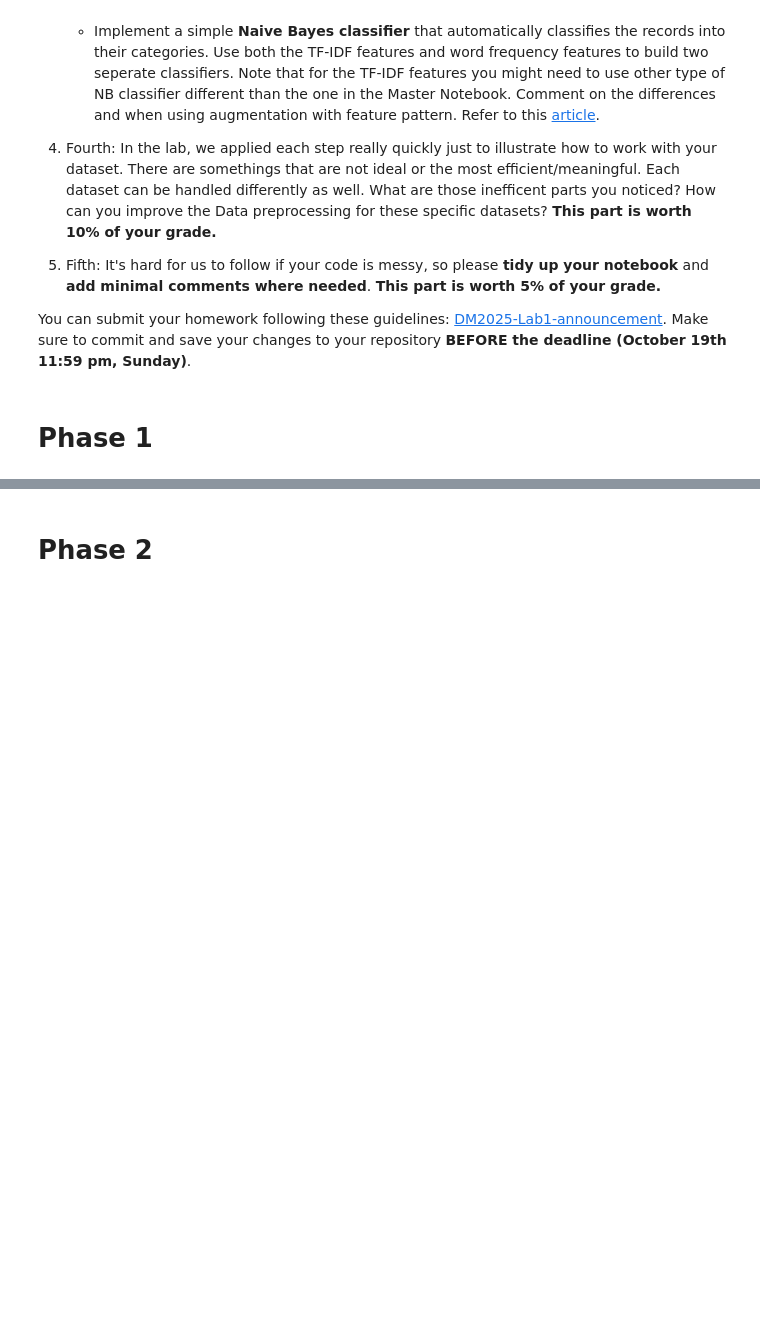
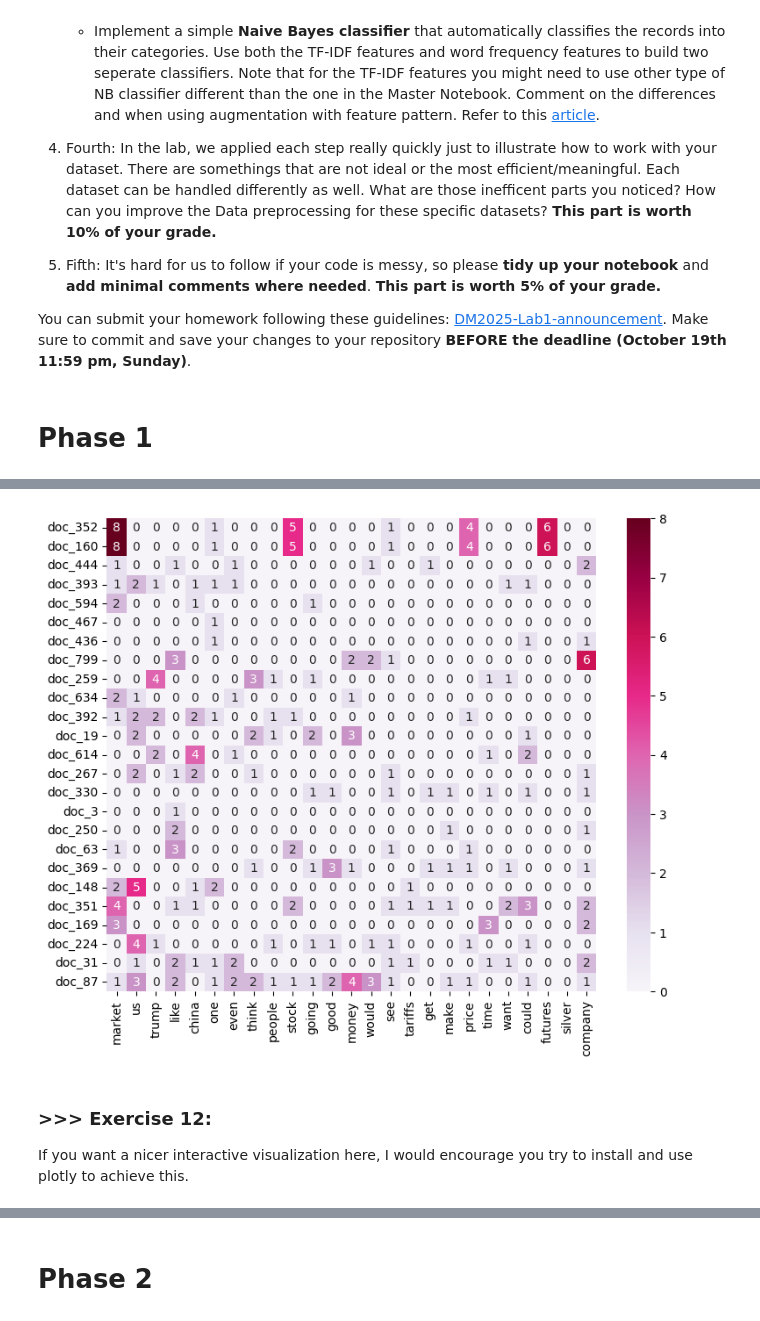
Before and after one commit to Nattapat140/DM2025-Lab1-Exercise, a Jupyter notebook: DM2025-Lab1-Homework.ipynb, the cells around one changed output, grey strips where cells are left out. Cells and saved outputs as stored; diff of their text form; code cells hidden in the pictures; blank space fills up the shorter version.

```diff
--- a/DM2025-Lab1-Homework.ipynb
+++ b/DM2025-Lab1-Homework.ipynb
@@ -62,0 +159,14 @@ You can submit your homework following these guidelines: [DM2025-Lab1-announceme
+# %%
+import nltk
+from sklearn.feature_extraction.text import CountVectorizer
+nltk.download("punkt")
+nltk.download("punkt_tab")
+
+count_vect = CountVectorizer()
+X_counts = count_vect.fit_transform(X.text) #learn the vocabulary and return document-term matrix
+
+# tokenization, remove stop words (e.g i, a, the), create n-gram (or unigram)
+analyze = count_vect.build_analyzer()
+
+# turn our array[0] text document into a tokenized text using the build_analyzer()?
+analyze(X.text[0])
@@ -62,0 +192,47 @@ You can submit your homework following these guidelines: [DM2025-Lab1-announceme
+# %%
+import random
+from nltk.corpus import stopwords
+import nltk
+import numpy as np
+import seaborn as sns
+
+# ------ Overall Ideas ------- #
+# my idea is to first filter the stop words out of the vocabs
+# then pick the 25 most frequent terms and the densest docs to plot the heatmap
+# ---------------------------- #
+
+nltk.download('stopwords')
+stop_words = set(stopwords.words('english'))
+vocab = count_vect.get_feature_names_out()
+
+# begin with sum all of the term frequencies
+#i used the code from section 5.4.1 (old dataset)
+term_frequencies = np.asarray(X_counts.sum(axis=0))[0]
+
+#then filter out those stop words and pick the 25 most frequent terms
+filtered_terms = [(i, term_frequencies[i]) for i, term in enumerate(vocab) if term.lower() not in stop_words]
+top_words_col = [i for i, tmp in sorted(filtered_terms, key=lambda x: x[1], reverse=True)[:25]]
+
+#select the 25 densest documents
+doc_lengths = np.array(X_counts.sum(axis=1)).flatten()
+dense_docs = np.argsort(doc_lengths)[-25:]  # 25 densest docs
+
+
+#determine x and y axis , modify the code from above section
+plot_x = [count_vect.get_feature_names_out()[i] for i in top_words_col]
+plot_y = [f"doc_{i}" for i in dense_docs]
+plot_z = X_counts[dense_docs[:, None], top_words_col].toarray()
+
+
+df_todraw = pd.DataFrame(plot_z, columns = plot_x, index = plot_y)
+
+#finally plot the heatmap
+plt.subplots(figsize=(9, 7))
+ax = sns.heatmap(df_todraw,
+                 cmap="PuRd",
+                 vmin=0, vmax=plot_z.max(),
+                 annot=True)
+
+# with this method we can see the most frequent terms along with the dense documents
+# personally i think this is more useful than the original one (picked the first 20 docs and terms)
+# %% [output]
@@ -62,0 +242,4 @@ You can submit your homework following these guidelines: [DM2025-Lab1-announceme
+[figure, added]
+# %% [markdown]
+### >>> **Exercise 12:**
+If you want a nicer interactive visualization here, I would encourage you try to install and use plotly to achieve this.
```
Also changed, not shown: parts of 30 cells of this notebook, 1 other file.
